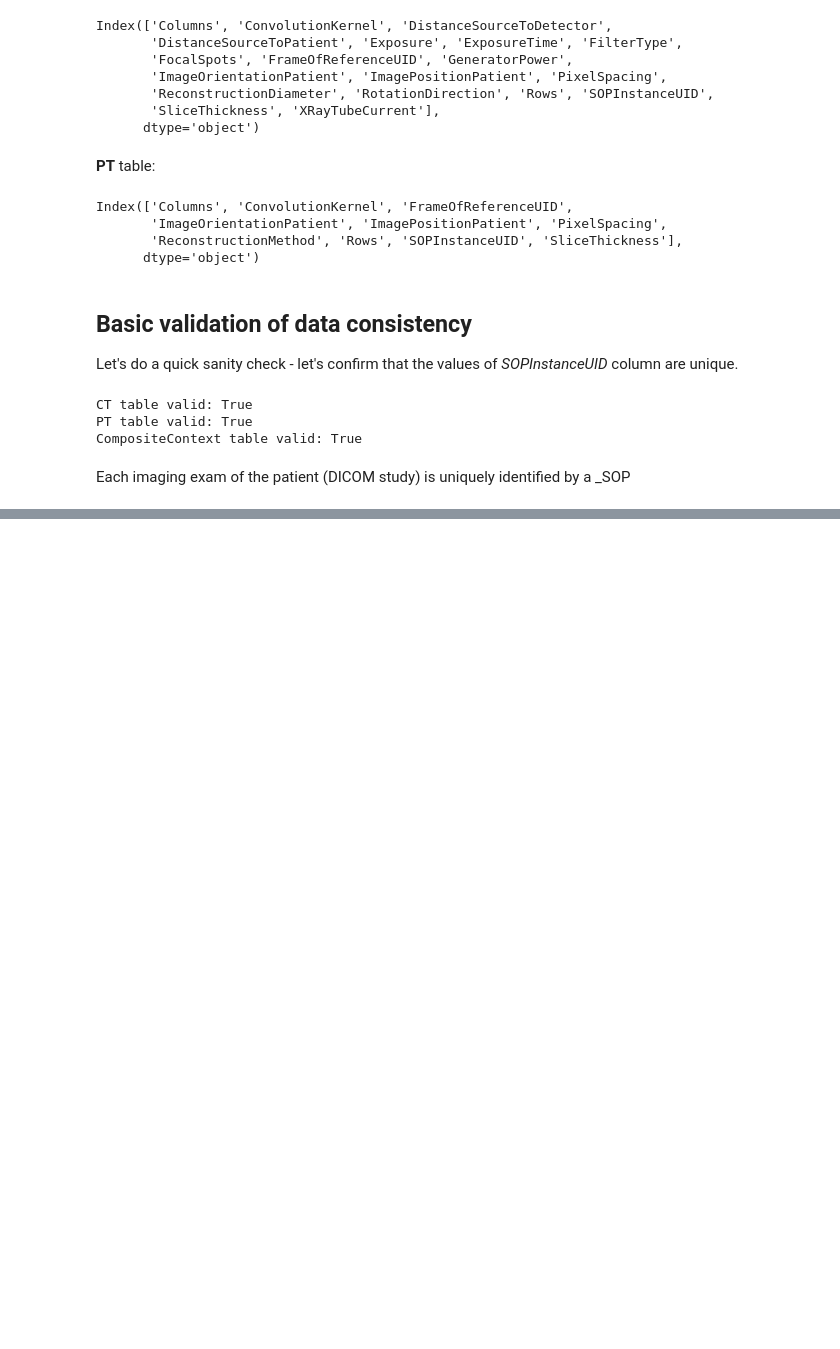
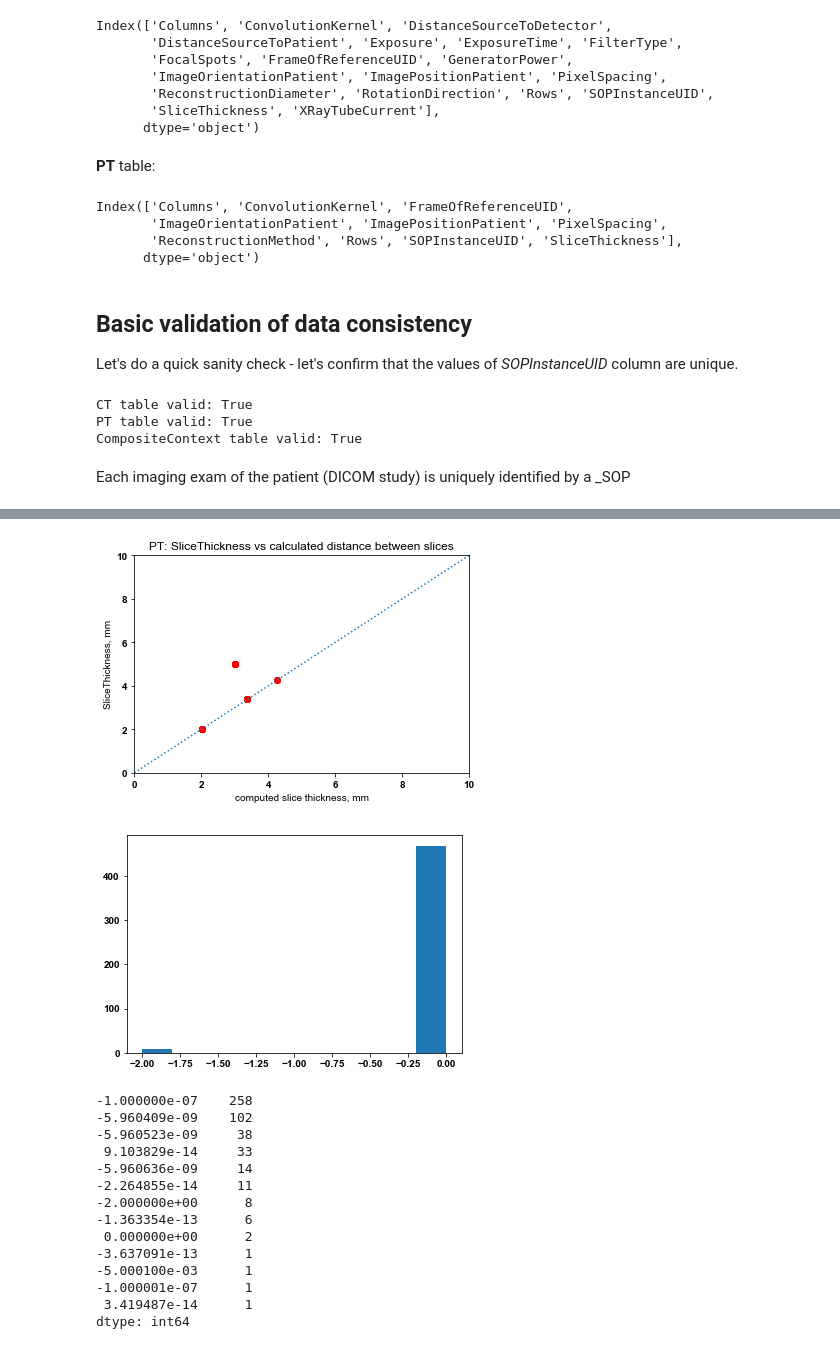
Before and after one commit to fedorov/dicom4miccai-handson-scratch, a Jupyter notebook: notebooks/hello.ipynb, the cells around one changed output, grey strips where cells are left out. Saved outputs shown, nothing was run; the diff lists cells and outputs as text; code cells hidden in the pictures; blank space fills up the shorter version.

```diff
--- a/notebooks/hello.ipynb
+++ b/notebooks/hello.ipynb
@@ -167,0 +112,2 @@ TypeError: ufunc 'isnan' not supported for the input types, and the inputs could
+# %%
+PT_df=pd.merge(PT_df,CompositeContext_df,on="SOPInstanceUID")
@@ -167,0 +257,31 @@ TypeError: ufunc 'isnan' not supported for the input types, and the inputs could
+# %%
+PTvalidSeries=ptGeometryChecks_df[ptGeometryChecks_df["geometryOK"]==True]
+plt.plot(PTvalidSeries["computedSliceThickness"], PTvalidSeries["SliceThickness"],'ro')
+plt.plot(np.linspace(0,10),np.linspace(0,10),ls=':')
+plt.axis([0,10,0,10])
+plt.xlabel('computed slice thickness, mm')
+plt.ylabel('SliceThickness, mm')
+plt.title('PT: SliceThickness vs calculated distance between slices')
+plt.show()
+
+
+plt.hist(PTvalidSeries["computedSliceThickness"].values-PTvalidSeries["SliceThickness"].values)
+plt.show()
+(PTvalidSeries["computedSliceThickness"]-PTvalidSeries["SliceThickness"]).value_counts()
+# %% [output]
+[figure, added]
+[figure, added]
+-1.000000e-07    258
+-5.960409e-09    102
+-5.960523e-09     38
+ 9.103829e-14     33
+-5.960636e-09     14
+-2.264855e-14     11
+-2.000000e+00      8
+-1.363354e-13      6
+ 0.000000e+00      2
+-3.637091e-13      1
+-5.000100e-03      1
+-1.000001e-07      1
+ 3.419487e-14      1
+dtype: int64
```
Also changed, not shown: parts of 86 cells of this notebook.
